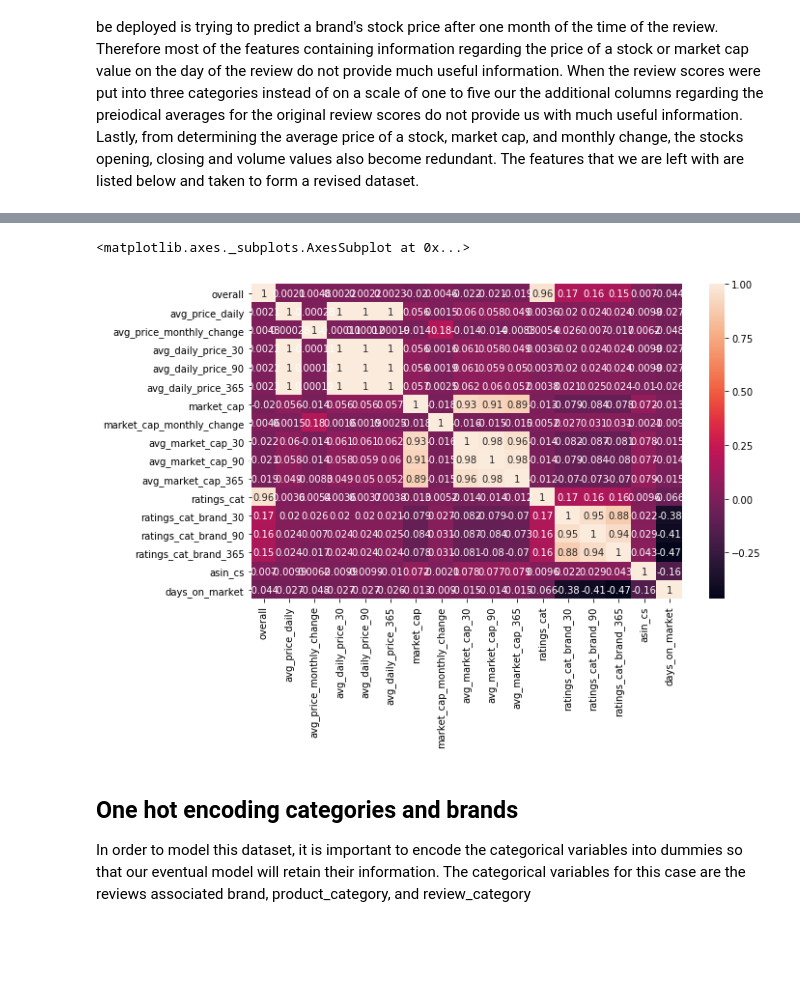
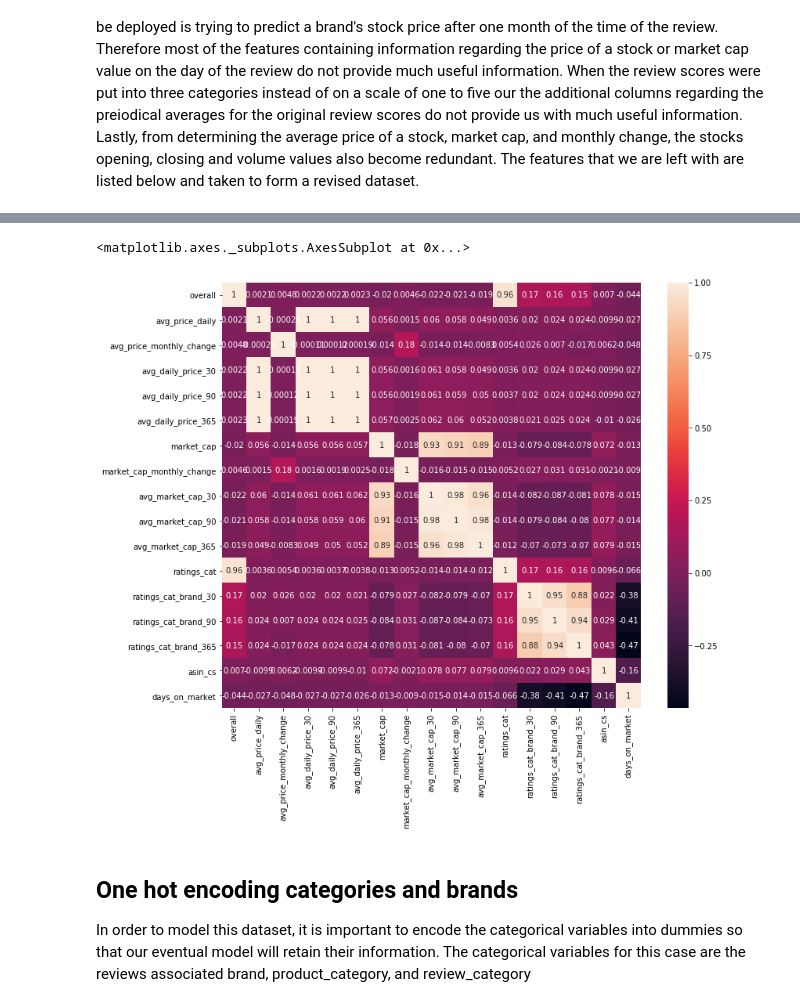
Before and after one commit to jdinello/amazon_reviews_share_price_prediction, a Jupyter notebook: Feature_Engineering_patch_1.ipynb, the cells around one changed output, grey strips where cells are left out. Drawn from its saved outputs; the diff is of its cells as text; code cells hidden in the pictures; blank space fills up the shorter version.

```diff
--- a/Feature_Engineering_patch_1.ipynb
+++ b/Feature_Engineering_patch_1.ipynb
@@ -74,7 +74,7 @@ def period_review_averages(df, brands, time_period ,sub):
 # %% [markdown]
 The functions above are the culmination of the steps taken to get the intial features for each product category. The first dataset that will be explored is the tools and home improvement category. This dataset was chosen due to its relatively lower size when compared to other categories. It's lower size results in lower memory requirements, making it faster to adjust and test our results.
 # %%
-tools = pd.read_csv('tools_stocks.csv', parse_dates=['month_after'], index_col='month_after').iloc[:,1:].dropna()
+tools = pd.read_csv('tools_stocks.csv', parse_dates=['date_time'], index_col='date_time').iloc[:,1:].dropna()
 tools.sort_index(inplace=True)
 tools.info()
 # %% [output]
@@ -353,11 +426,11 @@ cat_df.corr()
 | asin_cs | 0.007018 | -0.009879 | 0.006188 | -0.009900 | -0.009934 | ... |
 | days_on_market | -0.044047 | -0.027010 | -0.047734 | -0.026961 | -0.026906 | ... |
 # %%
-plt.figure(figsize=[10,6])
+plt.figure(figsize=[12,10])
 sns.heatmap(cat_df.corr(), annot=True)
 # %% [output]
 <matplotlib.axes._subplots.AxesSubplot at 0x...>
-[figure, old version]
+[figure, new version]
 # %% [markdown]
 ## One hot encoding categories and brands
 In order to model this dataset, it is important to encode the categorical variables into dummies so that our eventual model will retain their information. The categorical variables for this case are the reviews associated brand, product_category, and review_category
```
Also changed, not shown: parts of 28 cells of this notebook.
